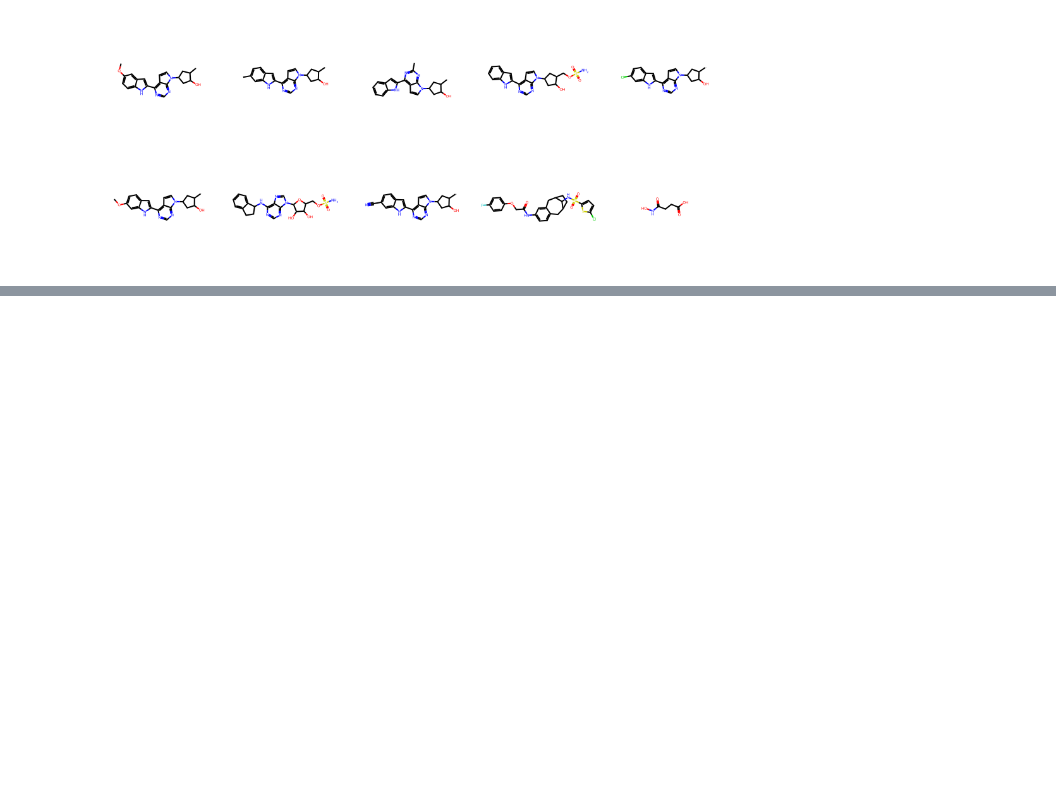
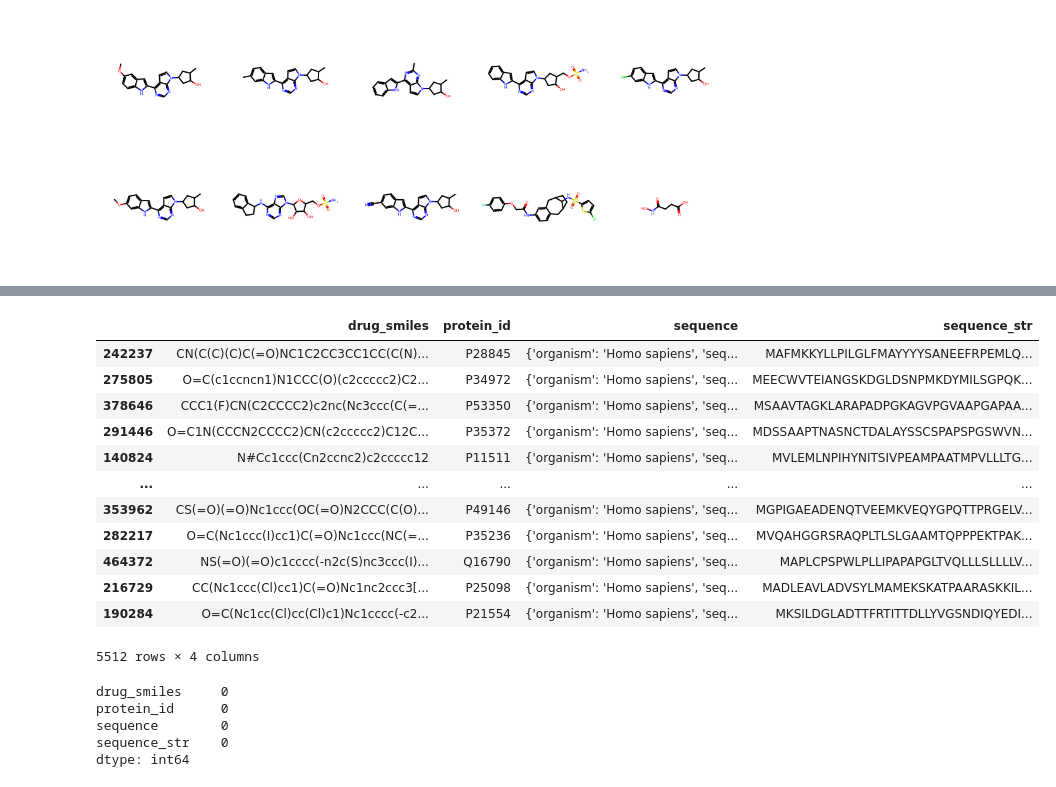
Before and after one commit to chusanapunn/TargetGAN_play, a Jupyter notebook: playground_targetGan.ipynb, the cells around one changed output, grey strips where cells are left out. Saved outputs shown, nothing was run; the diff lists cells and outputs as text; code cells hidden in the pictures; blank space fills up the shorter version.

Commit message:
embedded, csv of sequence-pair

```diff
--- a/playground_targetGan.ipynb
+++ b/playground_targetGan.ipynb
@@ -47,6 +57,19 @@ df_testmerge
 | 551221 | N=C(N)Nc1ccc(C(NC(=O)OCc2ccccc2)P... | Q9Y5K2 |
 | 551222 | N=C(N)c1ccc(C(NC(=O)OCc2ccccc2)P(... | Q9Y5K2 |
 551223 rows × 2 columns
+# %%
+def fetch_sequence(accession_ID):
+    rows = tcomp_api.filter(accession = accession_ID, organism='Homo sapiens').only(['organism','sequence'])  # accession is UniProt
+
+    if len(rows) == 1:
+        rows = rows[0]
+    else:
+        print("SO THERE IS A CASE WHERE 1 ACCESSION is >1 protein sequence???")
+        print(accession_ID)
+
+    # print(f'AMINO SEQUENCE of Accession {accession_ID}: ', rows['sequence'])
+
+    return rows
 # %%
 # Convert first few to molecules
 mols = [Chem.MolFromSmiles(s) for s in df_drugsmiles["smiles"].head(10)]
@@ -68,0 +83,3 @@ tokenizer = TAPETokenizer(vocab='iupac')  # iupac is the vocab for TAPE models,
+# %%
+sampled = df_all.sample(frac=0.01, random_state=42)  #
+print(f"Sampled pairs: {len(sampled)}")
@@ -68,0 +90,4 @@ tokenizer = TAPETokenizer(vocab='iupac')  # iupac is the vocab for TAPE models,
+# %%
+# Deduplicate to avoid repeated API calls
+unique_proteins = sampled['protein_id'].unique()
+unique_proteins
@@ -68,0 +112,8 @@ tokenizer = TAPETokenizer(vocab='iupac')  # iupac is the vocab for TAPE models,
+# %%
+protein_seqs = {}
+for pid in tqdm(unique_proteins, desc="Fetching sequences"):
+    seq = fetch_sequence(pid)
+    protein_seqs[pid] = seq
+
+# Append sequences back to the DataFrame
+sampled['sequence'] = sampled['protein_id'].map(protein_seqs)
@@ -68,0 +138,25 @@ tokenizer = TAPETokenizer(vocab='iupac')  # iupac is the vocab for TAPE models,
+# %%
+sampled['sequence_str'] = sampled['sequence'].apply(lambda x: x.get('sequence') if isinstance(x, dict) else None)
+sampled
+# %% [output]
+|  | drug_smiles | protein_id | sequence | sequence_str |
+| 242237 | CN(C(C)(C)C(=O)NC1C2CC3CC1CC(C(N)... | P28845 | {'organism': 'Homo sapiens', 'seq... | MAFMKKYLLPILGLFMAYYYYSANEEFRPEMLQ... |
+| 275805 | O=C(c1ccncn1)N1CCC(O)(c2ccccc2)C2... | P34972 | {'organism': 'Homo sapiens', 'seq... | MEECWVTEIANGSKDGLDSNPMKDYMILSGPQK... |
+| 378646 | CCC1(F)CN(C2CCCC2)c2nc(Nc3ccc(C(=... | P53350 | {'organism': 'Homo sapiens', 'seq... | MSAAVTAGKLARAPADPGKAGVPGVAAPGAPAA... |
+| 291446 | O=C1N(CCCN2CCCC2)CN(c2ccccc2)C12C... | P35372 | {'organism': 'Homo sapiens', 'seq... | MDSSAAPTNASNCTDALAYSSCSPAPSPGSWVN... |
+| 140824 | N#Cc1ccc(Cn2ccnc2)c2ccccc12 | P11511 | {'organism': 'Homo sapiens', 'seq... | MVLEMLNPIHYNITSIVPEAMPAATMPVLLLTG... |
+| ... | ... | ... | ... | ... |
+| 353962 | CS(=O)(=O)Nc1ccc(OC(=O)N2CCC(C(O)... | P49146 | {'organism': 'Homo sapiens', 'seq... | MGPIGAEADENQTVEEMKVEQYGPQTTPRGELV... |
+| 282217 | O=C(Nc1ccc(I)cc1)C(=O)Nc1ccc(NC(=... | P35236 | {'organism': 'Homo sapiens', 'seq... | MVQAHGGRSRAQPLTLSLGAAMTQPPPEKTPAK... |
+| 464372 | NS(=O)(=O)c1cccc(-n2c(S)nc3ccc(I)... | Q16790 | {'organism': 'Homo sapiens', 'seq... | MAPLCPSPWLPLLIPAPAPGLTVQLLLSLLLLV... |
+| 216729 | CC(Nc1ccc(Cl)cc1)C(=O)Nc1nc2ccc3[... | P25098 | {'organism': 'Homo sapiens', 'seq... | MADLEAVLADVSYLMAMEKSKATPAARASKKIL... |
+| 190284 | O=C(Nc1cc(Cl)cc(Cl)c1)Nc1cccc(-c2... | P21554 | {'organism': 'Homo sapiens', 'seq... | MKSILDGLADTTFRTITTDLLYVGSNDIQYEDI... |
+5512 rows × 4 columns
+# %%
+sampled.isna().sum()
+# %% [output]
+drug_smiles     0
+protein_id      0
+sequence        0
+sequence_str    0
+dtype: int64
```
Also changed, not shown: parts of 28 cells of this notebook, 1 other file.
